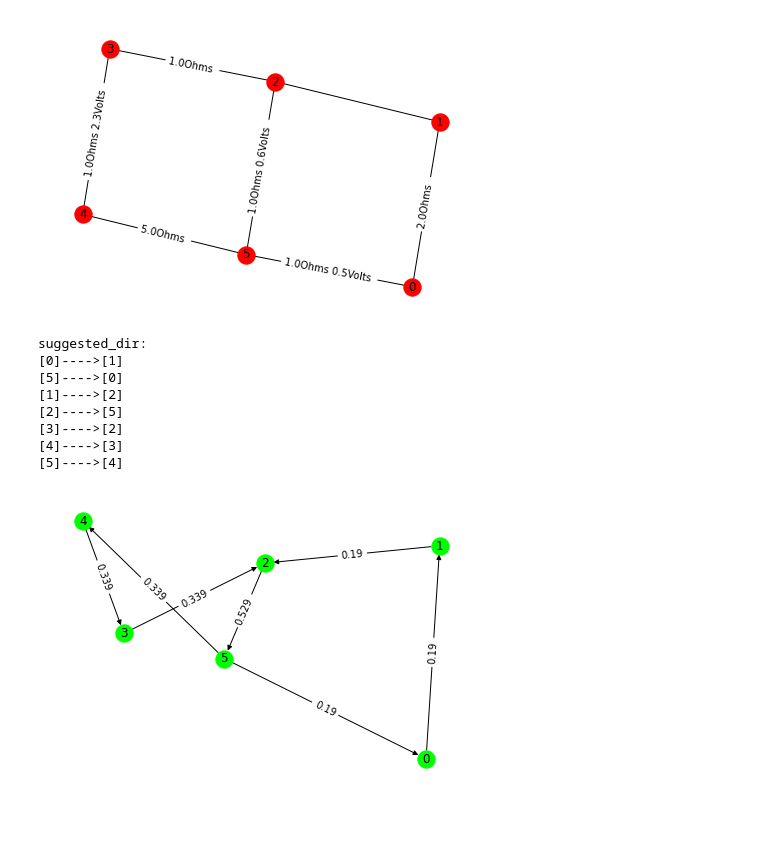
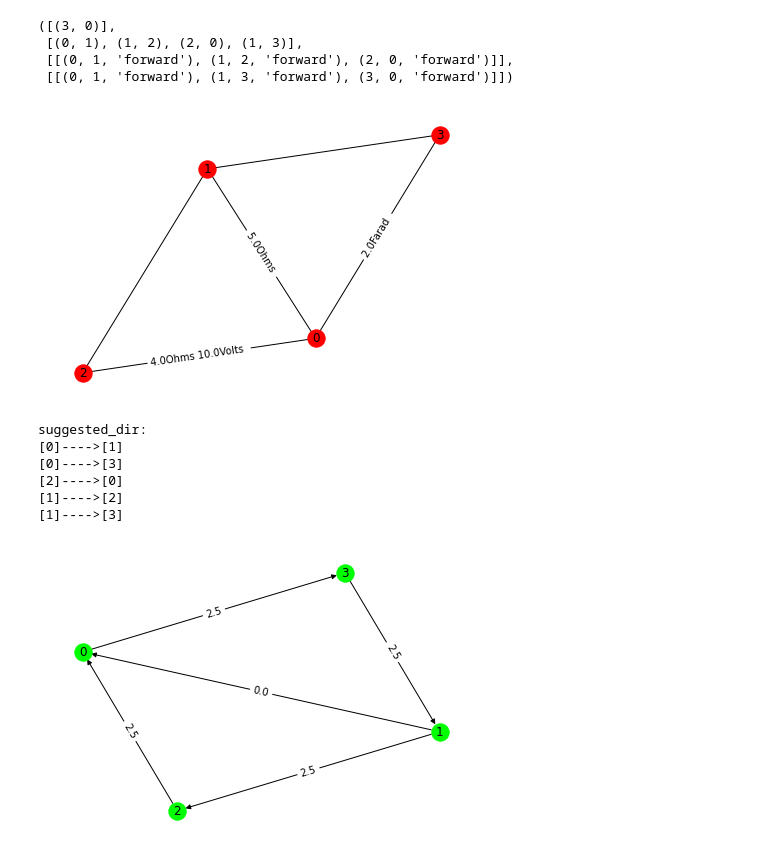
Before and after one commit to Mehrdadghassabi/Gracc, a Jupyter notebook: BCSThesis/Source/GRacC.ipynb, the cells around one changed output. Saved outputs shown, nothing was run; the diff lists cells and outputs as text; code cells hidden in the pictures; blank space fills up the shorter version.

```diff
--- a/BCSThesis/Source/GRacC.ipynb
+++ b/BCSThesis/Source/GRacC.ipynb
@@ -150,7 +152,7 @@ def find_fundamental_cycles(gl) :
 def isstraight(org,dst,suggested_dir):
     return (suggested_dir[0] == org) and (suggested_dir[1] == dst)
 # %%
-def get_A_coord(kg,org,dst):
+def get_edge_number(kg,org,dst):
     edges = kg.edges()
     i = 0
     for edge in kg.edges():
@@ -181,12 +183,12 @@ def find_kg_edges_weights(kg):
             if isstraight(org,dst,sugdir) :
                volsum = volsum - kg.get_edge_data(org,dst)['battery']
                res = -kg.get_edge_data(org,dst)['resistor']
-               cor = get_A_coord(kg,org,dst)
+               cor = get_edge_number(kg,org,dst)
                A[i][cor] = res
             else :
                volsum = volsum + kg.get_edge_data(org,dst)['battery']
                res = +kg.get_edge_data(org,dst)['resistor']
-               cor = get_A_coord(kg,org,dst)
+               cor = get_edge_number(kg,org,dst)
                A[i][cor] = res
         B[i][0]= volsum
         i = i + 1
@@ -194,7 +196,7 @@ def find_kg_edges_weights(kg):
         for nei in kg.neighbors(node):
             sugdir = kg.get_edge_data(node,nei)['suggested_dir']
             inr = isstraight(node,nei,sugdir)
-            cor = get_A_coord(kg,node,nei)
+            cor = get_edge_number(kg,node,nei)
             if isstraight(node,nei,sugdir) :
                A[i][cor] = -1
             else :
@@ -206,3 +260,11 @@ def find_kg_edges_weights(kg):
+# %%
+kg3 = circuit_parser('circuit3.txt')
+seperate_const_variable_cycle_and_lopp(kg3)
+# %% [output]
+([(3, 0)],
+ [(0, 1), (1, 2), (2, 0), (1, 3)],
+ [[(0, 1, 'forward'), (1, 2, 'forward'), (2, 0, 'forward')]],
+ [[(0, 1, 'forward'), (1, 3, 'forward'), (3, 0, 'forward')]])
 # %%
 def round_kg_edges_weights(edw):
     i = 0
@@ -238,17 +300,15 @@ def plot_kirchoffgraph_after_solving(kg):
     nx.draw_networkx_edge_labels(dkg, pos, edge_labels)
     plt.show()
 # %%
-kg1 = circuit_parser('circuit2.txt')
-plot_kirchoffgraph(kg1)
-plot_kirchoffgraph_after_solving(kg1)
+kg3 = circuit_parser('circuit3.txt')
+plot_kirchoffgraph(kg3)
+plot_kirchoffgraph_after_solving(kg3)
 # %% [output]
-[figure, old version]
+[figure, new version]
 suggested_dir:
 [0]---->[1]
-[5]---->[0]
+[0]---->[3]
+[2]---->[0]
 [1]---->[2]
-[2]---->[5]
-[3]---->[2]
-[4]---->[3]
-[5]---->[4]
+[1]---->[3]
-[figure, old version]
+[figure, new version]
```
Also changed, not shown: parts of 8 cells of this notebook, 1 other file.
